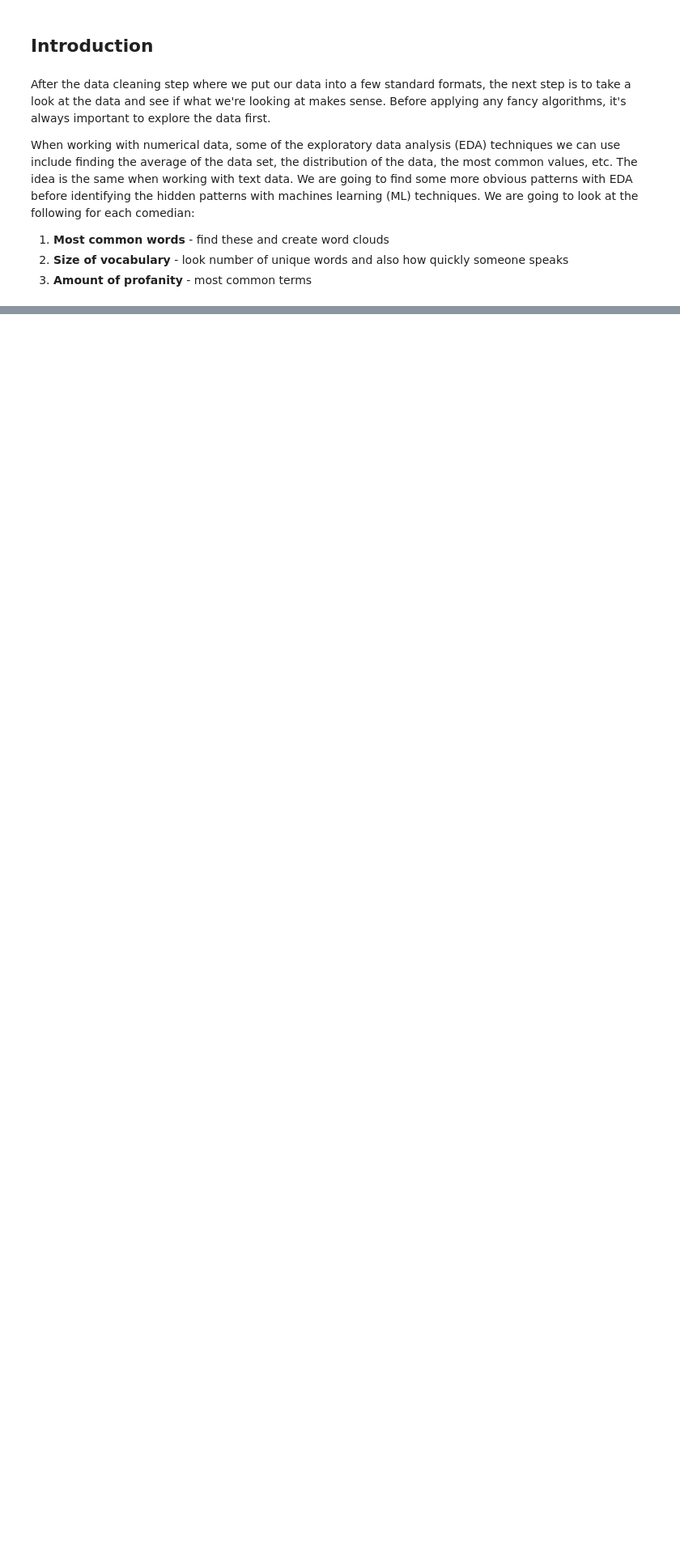
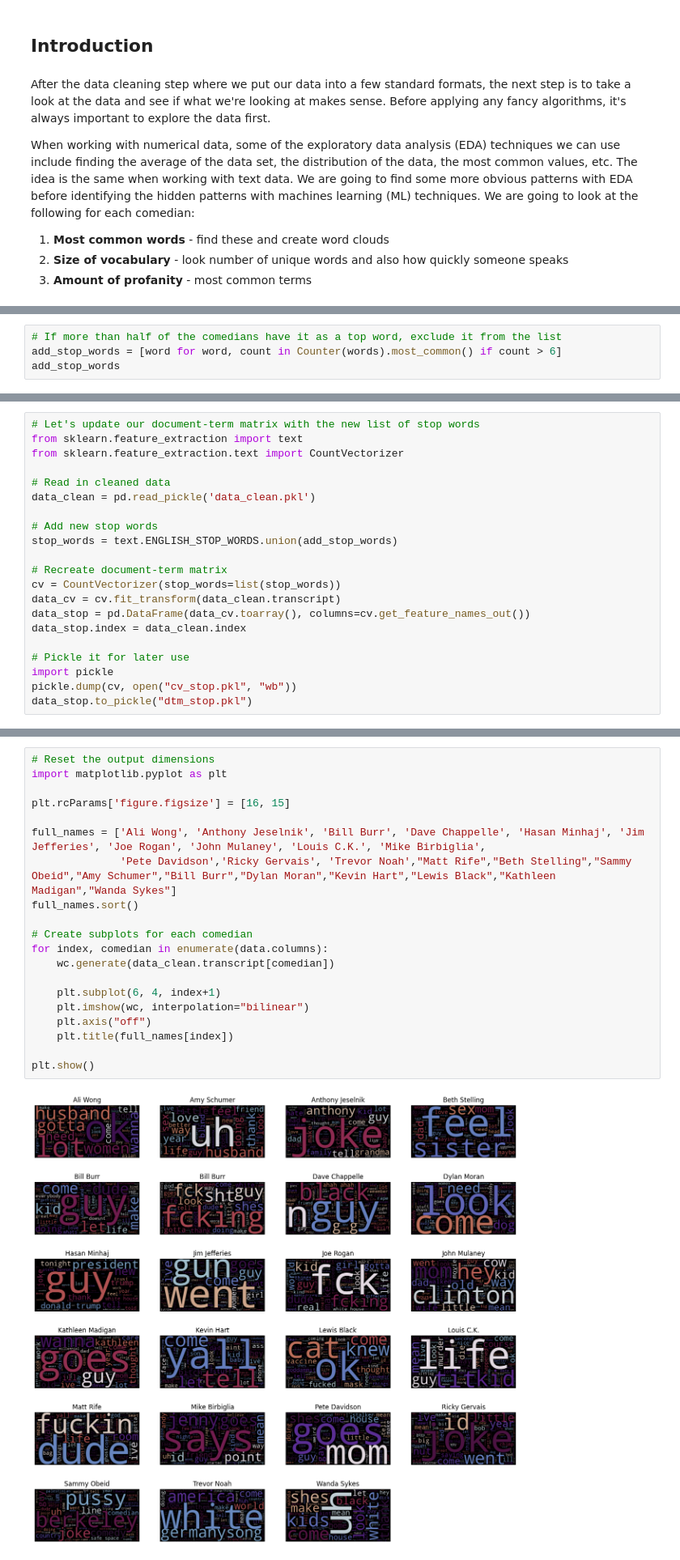
Before and after one commit to IqmanS/NLP-Assignments, a Jupyter notebook: NLP_in_Python_3.ipynb, the cells around one changed output, grey strips where cells are left out. Shown at 81% size. Drawn from its saved outputs; the diff is of its cells as text; blank space fills up the shorter version.

```diff
--- a/NLP_in_Python_3.ipynb
+++ b/NLP_in_Python_3.ipynb
@@ -294,0 +126,4 @@ plt.title('Bad Words Freq', fontsize=20);
+# %%
+# If more than half of the comedians have it as a top word, exclude it from the list
+add_stop_words = [word for word, count in Counter(words).most_common() if count > 6]
+add_stop_words
@@ -294,0 +148,21 @@ plt.title('Bad Words Freq', fontsize=20);
+# %%
+# Let's update our document-term matrix with the new list of stop words
+from sklearn.feature_extraction import text
+from sklearn.feature_extraction.text import CountVectorizer
+
+# Read in cleaned data
+data_clean = pd.read_pickle('data_clean.pkl')
+
+# Add new stop words
+stop_words = text.ENGLISH_STOP_WORDS.union(add_stop_words)
+
+# Recreate document-term matrix
+cv = CountVectorizer(stop_words=list(stop_words))
+data_cv = cv.fit_transform(data_clean.transcript)
+data_stop = pd.DataFrame(data_cv.toarray(), columns=cv.get_feature_names_out())
+data_stop.index = data_clean.index
+
+# Pickle it for later use
+import pickle
+pickle.dump(cv, open("cv_stop.pkl", "wb"))
+data_stop.to_pickle("dtm_stop.pkl")
@@ -294,0 +175,22 @@ plt.title('Bad Words Freq', fontsize=20);
+# %%
+# Reset the output dimensions
+import matplotlib.pyplot as plt
+
+plt.rcParams['figure.figsize'] = [16, 15]
+
+full_names = ['Ali Wong', 'Anthony Jeselnik', 'Bill Burr', 'Dave Chappelle', 'Hasan Minhaj', 'Jim Jefferies', 'Joe Rogan', 'John Mulaney', 'Louis C.K.', 'Mike Birbiglia',
+              'Pete Davidson','Ricky Gervais', 'Trevor Noah',"Matt Rife","Beth Stelling","Sammy Obeid","Amy Schumer","Bill Burr","Dylan Moran","Kevin Hart","Lewis Black","Kathleen Madigan","Wanda Sykes"]
+full_names.sort()
+
+# Create subplots for each comedian
+for index, comedian in enumerate(data.columns):
+    wc.generate(data_clean.transcript[comedian])
+
+    plt.subplot(6, 4, index+1)
+    plt.imshow(wc, interpolation="bilinear")
+    plt.axis("off")
+    plt.title(full_names[index])
+
+plt.show()
+# %% [output]
+[figure, added]
```
Also changed, not shown: parts of 58 cells of this notebook.
